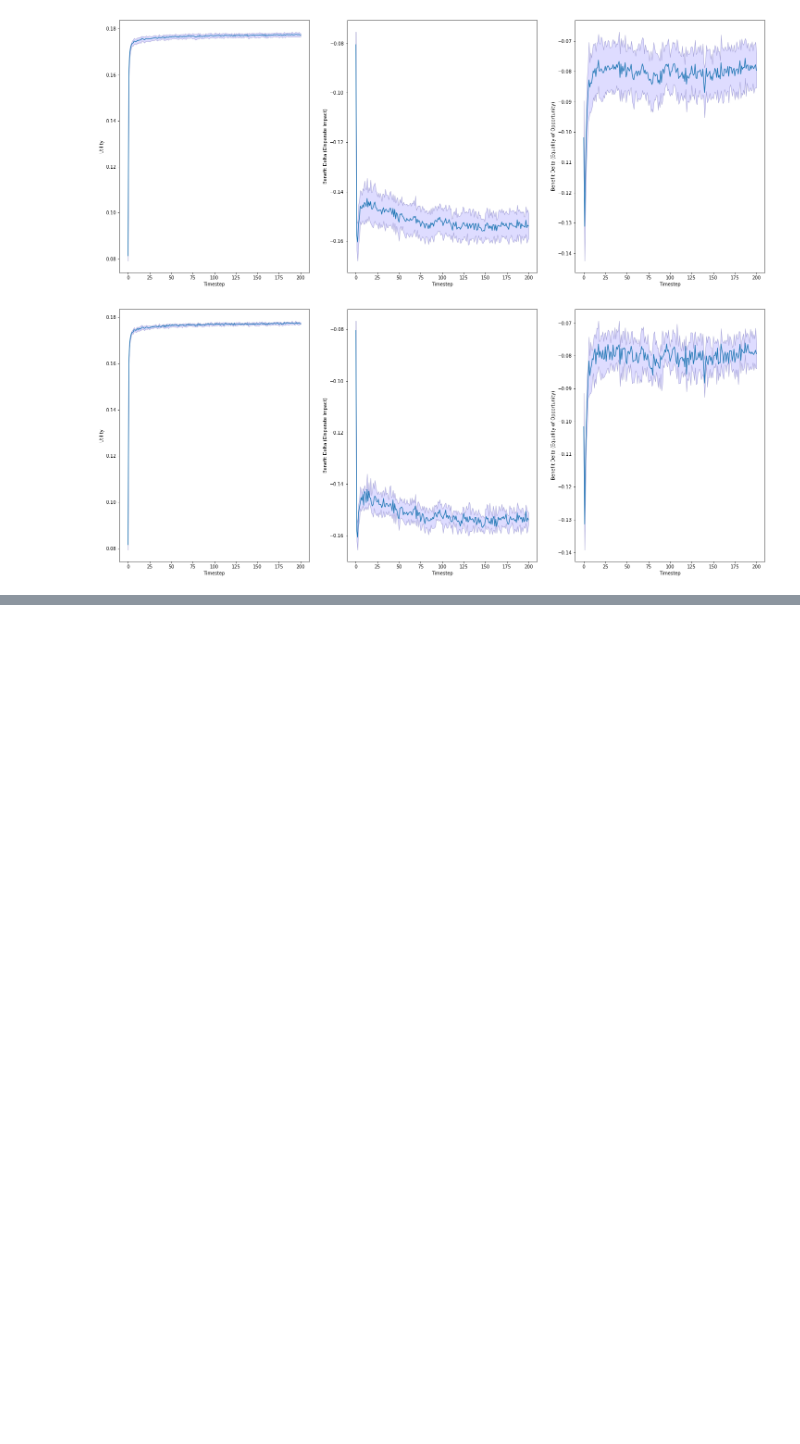
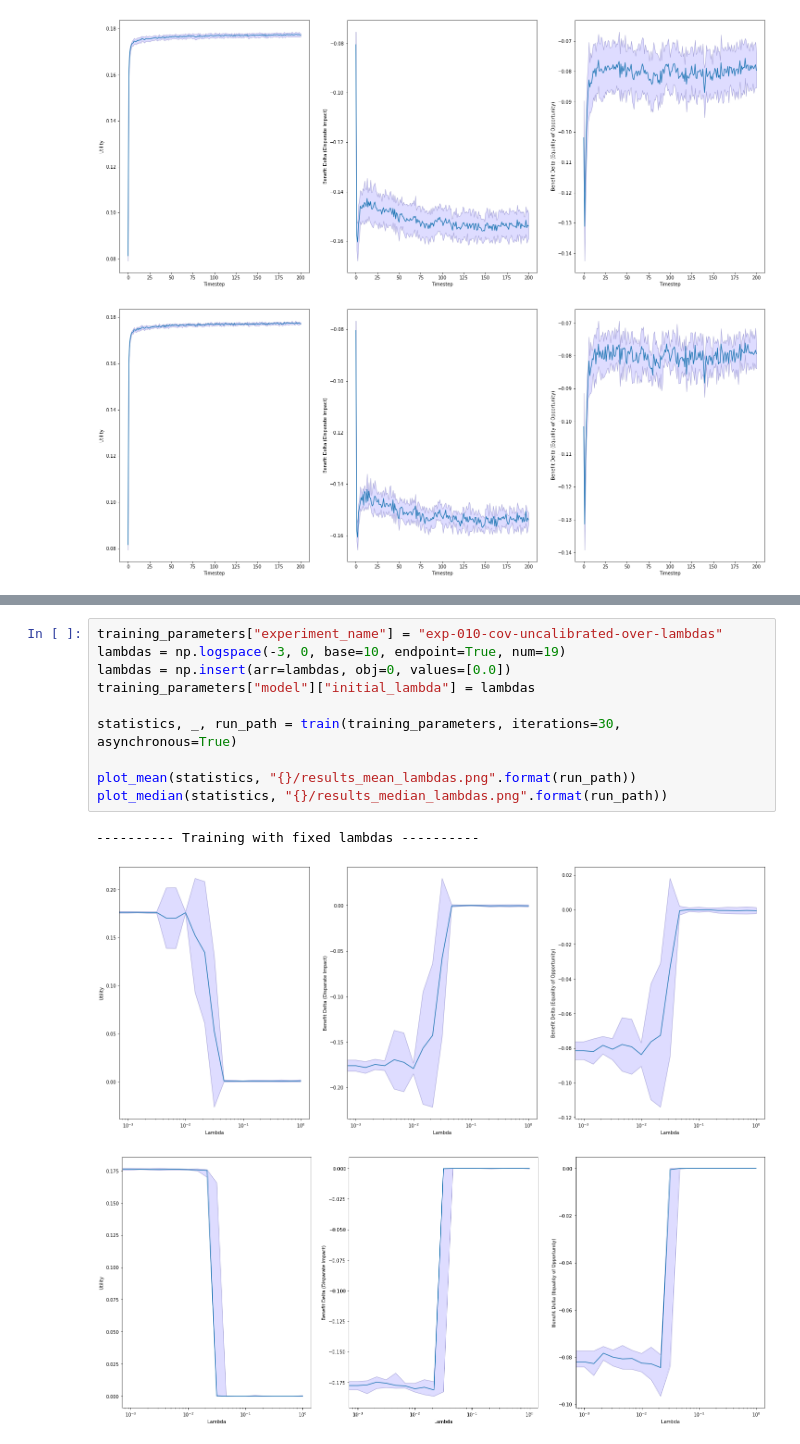
Before and after one commit to floydkretschmar/master-thesis, a Jupyter notebook: exp/010-benefit-difference-vs-covariance.ipynb, the cells around one changed output, grey strips where cells are left out. Drawn from its saved outputs; the diff is of its cells as text; blank space fills up the shorter version.

```diff
--- a/exp/010-benefit-difference-vs-covariance.ipynb
+++ b/exp/010-benefit-difference-vs-covariance.ipynb
@@ -254,0 +332,14 @@ plot_median(statistics, "{}/results_median_lambdas.png".format(run_path), model_
+# %%
+training_parameters["experiment_name"] = "exp-010-cov-uncalibrated-over-lambdas"
+lambdas = np.logspace(-3, 0, base=10, endpoint=True, num=19)
+lambdas = np.insert(arr=lambdas, obj=0, values=[0.0])
+training_parameters["model"]["initial_lambda"] = lambdas
+
+statistics, _, run_path = train(training_parameters, iterations=30, asynchronous=True)
+
+plot_mean(statistics, "{}/results_mean_lambdas.png".format(run_path))
+plot_median(statistics, "{}/results_median_lambdas.png".format(run_path))
+# %% [output]
+---------- Training with fixed lambdas ----------
+[figure, added]
+[figure, added]
```
Also changed, not shown: parts of 14 cells of this notebook, 2 other files.
